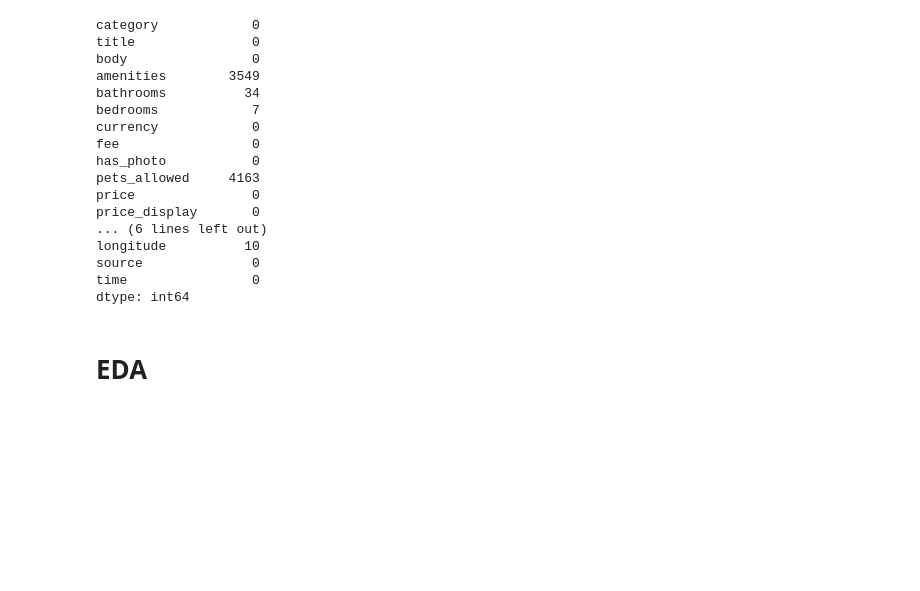
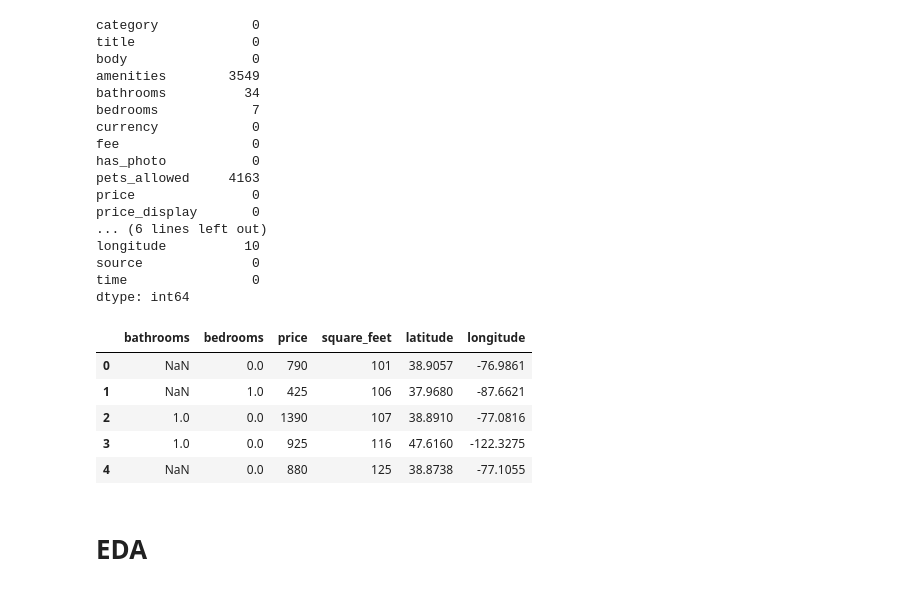
Before and after one commit to Clem-prog/AFL2-ML, a Jupyter notebook: AFL2_ML.ipynb, the cells around one changed output. Cells and saved outputs as stored; diff of their text form; code cells hidden in the pictures; blank space fills up the shorter version.

Commit message:
parameters from certain sources

```diff
--- a/AFL2_ML.ipynb
+++ b/AFL2_ML.ipynb
@@ -72,6 +72,17 @@ longitude          10
 source              0
 time                0
 dtype: int64
+# %%
+cols_to_drop = ['id', 'title', 'body', 'address', 'currency', 'fee', 'category', 'price_type', 'price_display', 'cityname', 'state', 'source', 'has_photo', 'time', 'amenities', 'pets_allowed']
+rent_df.drop(columns=cols_to_drop, inplace=True, errors='ignore')
+rent_df.head()
+# %% [output]
+|  | bathrooms | bedrooms | price | square_feet | latitude | longitude |
+| 0 | NaN | 0.0 | 790 | 101 | 38.9057 | -76.9861 |
+| 1 | NaN | 1.0 | 425 | 106 | 37.9680 | -87.6621 |
+| 2 | 1.0 | 0.0 | 1390 | 107 | 38.8910 | -77.0816 |
+| 3 | 1.0 | 0.0 | 925 | 116 | 47.6160 | -122.3275 |
+| 4 | NaN | 0.0 | 880 | 125 | 38.8738 | -77.1055 |
 # %% [markdown]
 # EDA
 # %%
```
Also changed, not shown: parts of 1 cell of this notebook.
